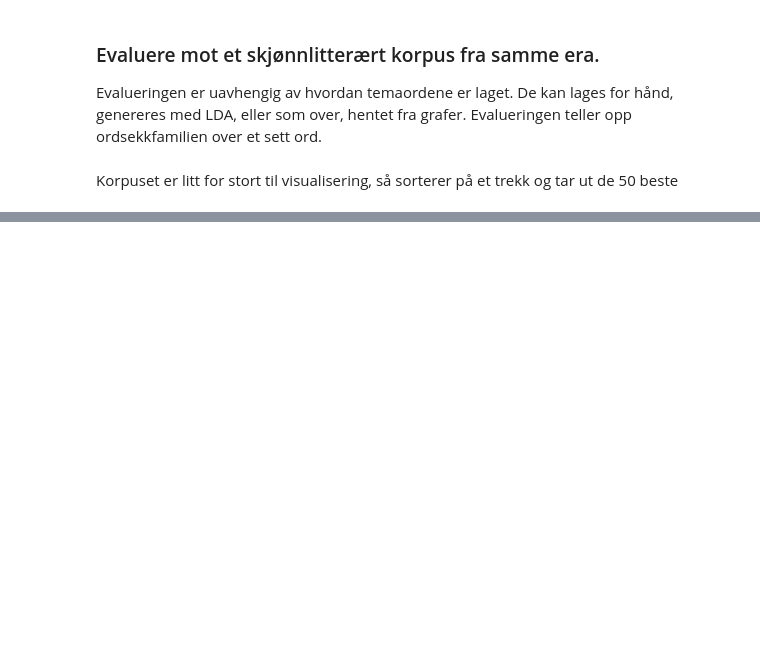
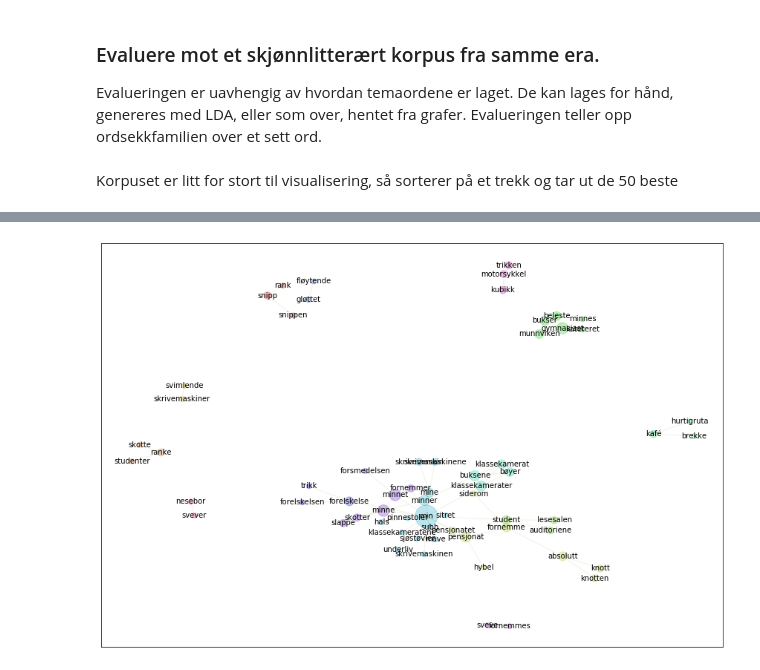
Before and after one commit to Yoonsen/Trawling, a Jupyter notebook: TM-Mykle.ipynb, the cells around one changed output, grey strips where cells are left out. Saved outputs shown, nothing was run; the diff lists cells and outputs as text; code cells hidden in the pictures; blank space fills up the shorter version.

```diff
--- a/TM-Mykle.ipynb
+++ b/TM-Mykle.ipynb
@@ -284,0 +314,8 @@ nb.frame(mdata)
+# %%
+values = [x for y in themes_plus.values() for x in y]
+# %%
+GL = nb.make_network_graph(2008111304008, values)
+# %%
+gnl.show_graph(GL)
+# %% [output]
+[figure, added]
```
Also changed, not shown: parts of 12 cells of this notebook, 20 other files.
